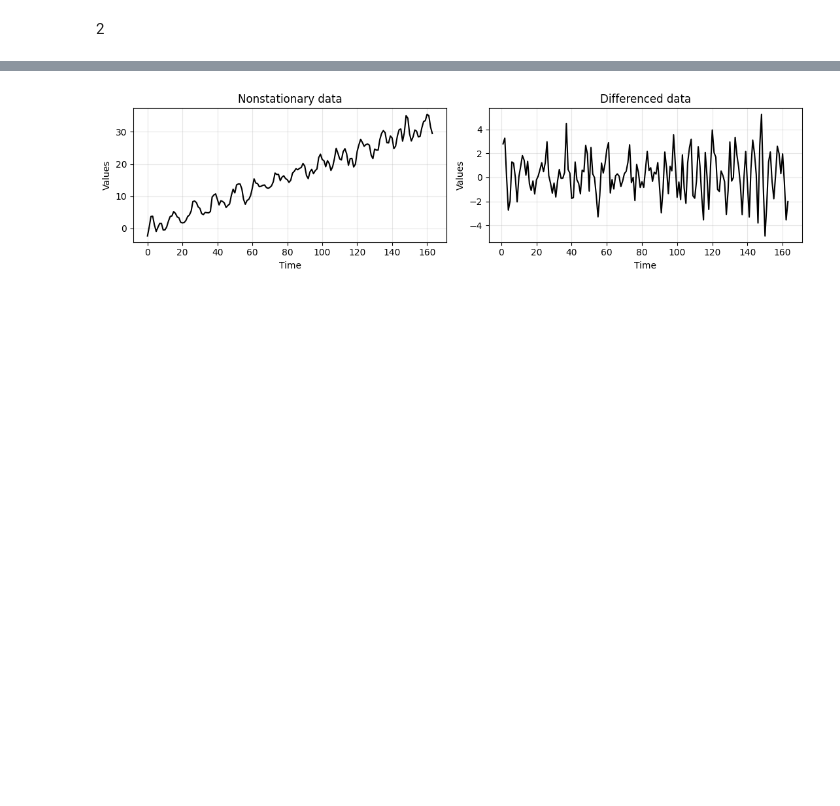
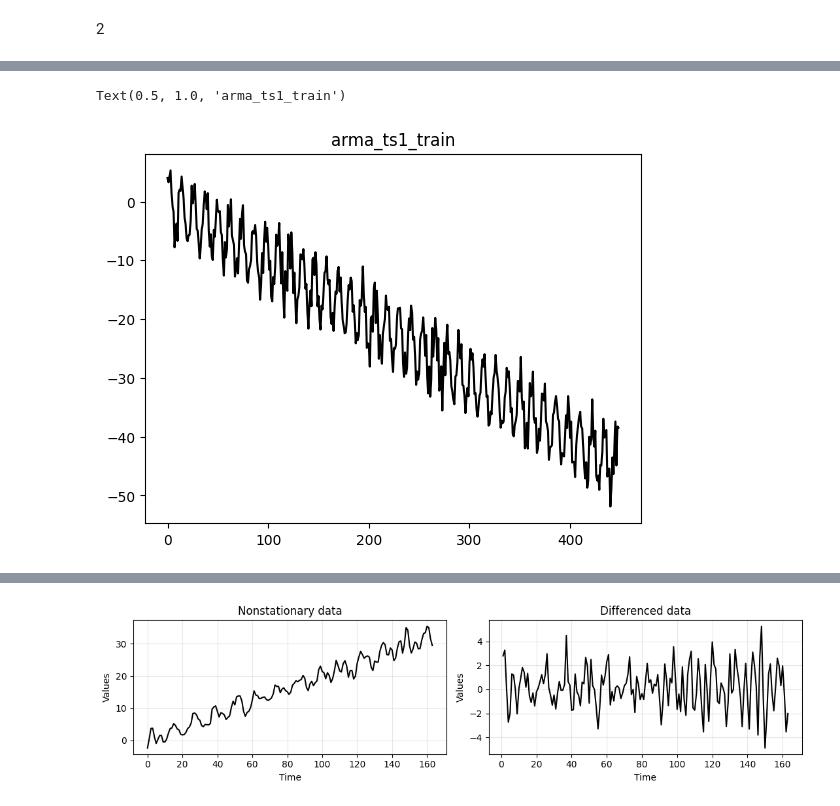
Before and after one commit to QS1lE/ml_time.series.2, a Jupyter notebook: practice 4/4 ar_ma.ipynb, the cells around one changed output, grey strips where cells are left out. Drawn from its saved outputs; the diff is of its cells as text; code cells hidden in the pictures; blank space fills up the shorter version.

```diff
--- a/practice 4/4 ar_ma.ipynb
+++ b/practice 4/4 ar_ma.ipynb
@@ -974,0 +988,6 @@ arma_ts2_test = arma_ts2[-100:]
+# %%
+plt.plot(arma_ts1_train, 'k')
+plt.title('arma_ts1_train')
+# %% [output]
+Text(0.5, 1.0, 'arma_ts1_train')
+[figure, added]
```
Also changed, not shown: parts of 10 cells of this notebook.
